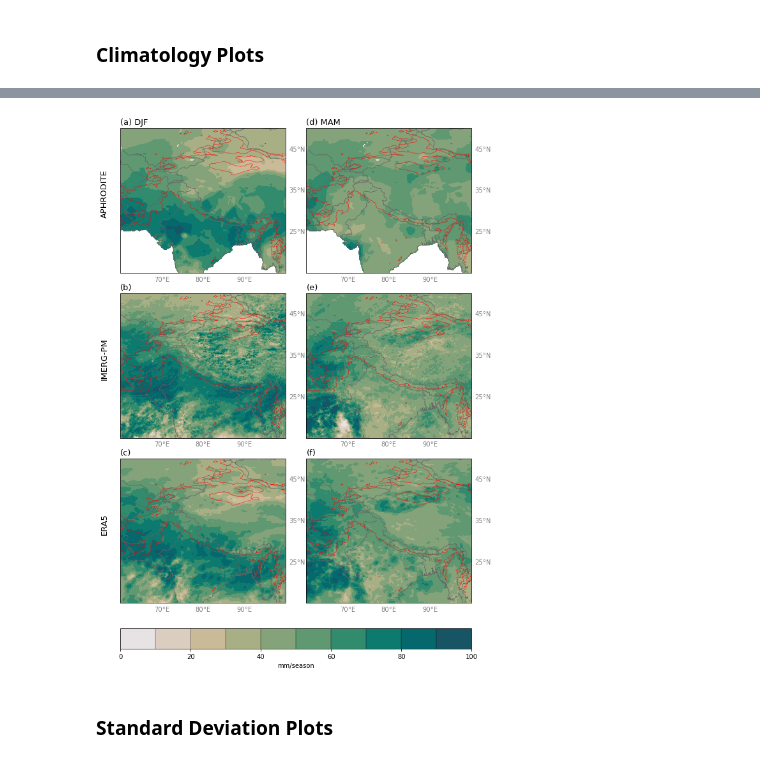
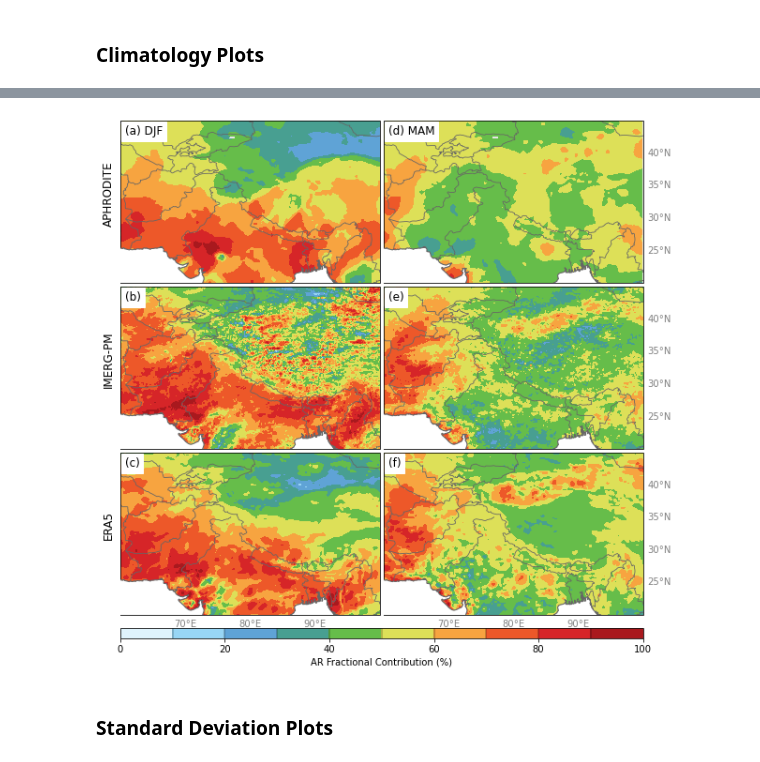
Before and after one commit to dlnash/AR_types, a Jupyter notebook: analysis/figS1_S2_S3_clim_prec_all.ipynb, the cells around one changed output, grey strips where cells are left out. Drawn from its saved outputs; the diff is of its cells as text; code cells hidden in the pictures.

```diff
--- a/analysis/figS1_S2_S3_clim_prec_all.ipynb
+++ b/analysis/figS1_S2_S3_clim_prec_all.ipynb
@@ -62,8 +62,8 @@ end_date = '2015-05-31 09:00'
 # Select lat/lon grid
 lonmin = 60
 lonmax = 100
-latmin = 15
-latmax =  50
+latmin = 20
+latmax =  45
 # %% [markdown]
 ### AR Catalog
 # %%
@@ -292,12 +292,16 @@ datacrs = ccrs.PlateCarree()
 
 # Set tick/grid locations
 dx = np.arange(lonmin,lonmax+10,10)
-dy = np.arange(latmin,latmax+10,10)
+dy = np.arange(latmin,latmax+5,5)
 
 # get topo mask for 1000 m line
 regridlats = era.lat
 regridlons = era.lon
 regrid_topo = get_topo_mask(regridlats, regridlons)
+
+# hack for tick labels
+share_bottom = [False]*2+[True]*1+[False]*2+[True]*2
+share_right = [False]*3 + [True]*3
 # %% [markdown]
 ### Climatology Plots
 # %%
@@ -390,9 +395,9 @@ fig = plt.figure(figsize=(10, 15))
 # Set up Axes Grid
 axes_class = (GeoAxes,dict(map_projection=mapcrs))
 axgr = AxesGrid(fig, 111, axes_class=axes_class,
-                nrows_ncols=(nrows, ncols), axes_pad = 0.45,
+                nrows_ncols=(nrows, ncols), axes_pad = 0.05,
                 cbar_location='bottom', cbar_mode='single',
-                cbar_pad=0.10, cbar_size='7%',label_mode='',
+                cbar_pad=0.15, cbar_size='3%',label_mode='',
                 direction='column')
 
 ###########################
@@ -407,46 +412,50 @@ ssn_lst = ['DJF']*3 + ['MAM']*3
 sig = [2., 5., 3.]*2
 cli_lst = [0, 1, 2]*2
 
 for k, (ax, ssn, cli) in enumerate(zip(axgr, ssn_lst, cli_lst)):
     # select data
     cfdata = frac[cli].prec.sel(season=ssn).values
     lats = clim_lst[cli].lat.values
     lons = clim_lst[cli].lon.values
-    ax = draw_basemap(ax, extent=[lonmin,lonmax,latmin,latmax], xticks=dx, yticks=dy, left_lats=False, right_lats=True)
+    ax = draw_basemap(ax, extent=[lonmin,lonmax,latmin,latmax], xticks=dx, yticks=dy,
+                      left_lats=False, right_lats=share_right[k], bottom_lons=share_bottom[k], mask_ocean=True)
 
     # Contour Filled
     # Average Seasonal Total
     cflevs = np.arange(0,105,10)
-    cmap= cmo.rain
-    clipcmap = cmocean.tools.crop_by_percent(cmap, 20, which='max', N=None)
+#     cmap= cmo.phase
+#     clipcmap = cmocean.tools.crop_by_percent(cmap, 20, which='max', N=None)
+    cmap = nclc.cmap('WhiteBlueGreenYellowRed')
     cf = ax.contourf(lons, lats, cfdata, transform=datacrs,
-                    levels=cflevs,cmap=clipcmap, extend='neither')
+                    levels=cflevs,cmap=cmap, extend='neither')
 
-    # Contour Lines (terrain)
-    clevs=np.array([1000])
-    cs = ax.contour(regridlons, regridlats, regrid_topo.bedrock, clevs, colors='red', linewidths=0.5,
-                    linestyles='solid', transform=datacrs)
+#     # Contour Lines (terrain)
+#     clevs=np.array([1000])
+#     cs = ax.contour(regridlons, regridlats, regrid_topo.bedrock, clevs, colors='red', linewidths=0.5,
+#                     linestyles='solid', transform=datacrs)
 
     # Subtitles
     # Column Labels
-    ax.set_title(col_labels[k], loc='left', fontsize=13)
+#     ax.set_title(col_labels[k], loc='left', fontsize=13)
+    ax.annotate(col_labels[k], (5, 158), xycoords='axes points', fontsize=12.,
+                backgroundcolor='white')
     # Row labels
-    ax.text(-0.07, 0.55, row_labels[k], va='bottom', ha='center',
-        rotation='vertical', rotation_mode='anchor', fontsize=13,
+    ax.text(-0.02, 0.55, row_labels[k], va='bottom', ha='center',
+        rotation='vertical', rotation_mode='anchor', fontsize=12,
         transform=ax.transAxes)
 
 # Colorbar (single edge)
 cb = fig.colorbar(cf, axgr.cbar_axes[0], orientation='horizontal', drawedges=True)
-cb.set_label('%')
+cb.set_label('AR Fractional Contribution (%)')
 cb.ax.tick_params(labelsize=10)
 
 # Save figure
 plt.savefig(filepath, dpi=300, bbox_inches='tight')
 
 # Show
 plt.show()
 # %% [output]
-[figure, old version]
+[figure, new version]
 # %% [markdown]
 ### Standard Deviation Plots
 # %%
```
Also changed, not shown: parts of 2 cells of this notebook, 24 other files.
